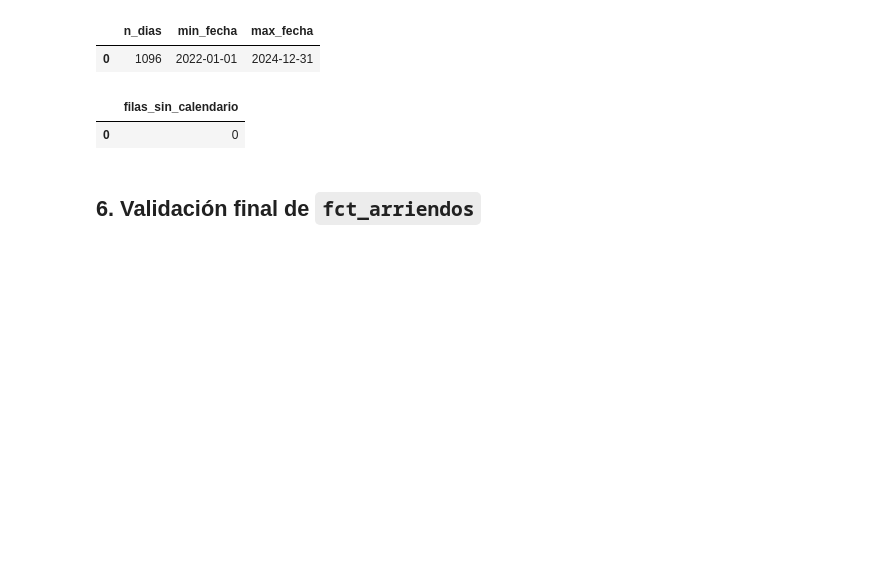
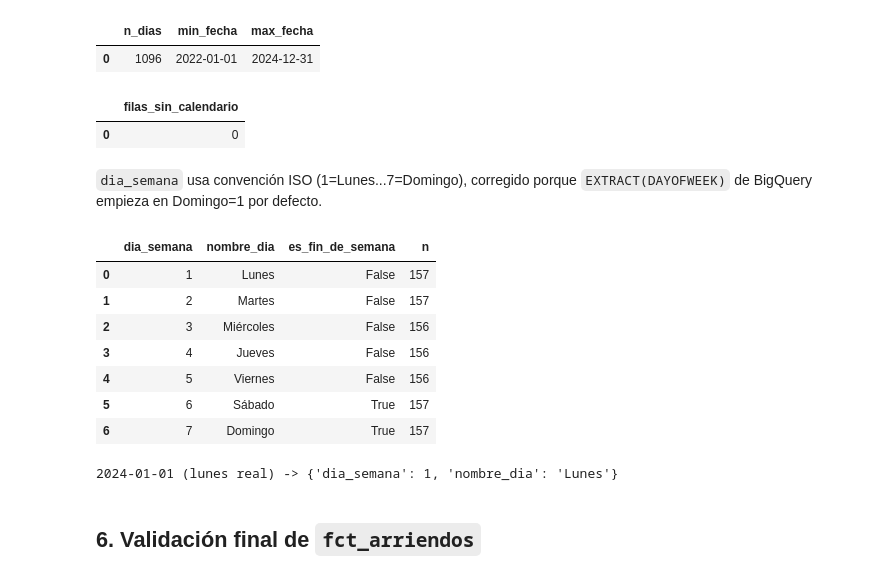
Before and after one commit to CrisKaphiri/Pipeline-Captacion-Inmobiliaria-Python-SQL-GCP-PowerBI, a Jupyter notebook: notebooks/04_validate_marts.ipynb, the cells around one changed output. Saved outputs shown, nothing was run; the diff lists cells and outputs as text; code cells hidden in the pictures; blank space fills up the shorter version.

Commit message:
Ajusta marts: fechas y flags de negocio necesarios

```diff
--- a/notebooks/04_validate_marts.ipynb
+++ b/notebooks/04_validate_marts.ipynb
@@ -187,6 +187,32 @@ display(df)
 # %% [output]
 |  | filas_sin_calendario |
 | 0 | 0 |
+# %% [markdown]
+`dia_semana` usa convención ISO (1=Lunes...7=Domingo), corregido porque `EXTRACT(DAYOFWEEK)` de BigQuery empieza en Domingo=1 por defecto.
+# %%
+df = query(f'''
+    SELECT dia_semana, nombre_dia, es_fin_de_semana, COUNT(*) AS n
+    FROM `{PROJECT}.{DATASET_MARTS}.dim_calendario`
+    GROUP BY dia_semana, nombre_dia, es_fin_de_semana
+    ORDER BY dia_semana
+''')
+display(df)
+
+verificacion = query(f'''
+    SELECT dia_semana, nombre_dia FROM `{PROJECT}.{DATASET_MARTS}.dim_calendario`
+    WHERE fecha = '2024-01-01'
+''')
+print("2024-01-01 (lunes real) ->", verificacion.iloc[0].to_dict())
+# %% [output]
+|  | dia_semana | nombre_dia | es_fin_de_semana | n |
+| 0 | 1 | Lunes | False | 157 |
+| 1 | 2 | Martes | False | 157 |
+| 2 | 3 | Miércoles | False | 156 |
+| 3 | 4 | Jueves | False | 156 |
+| 4 | 5 | Viernes | False | 156 |
+| 5 | 6 | Sábado | True | 157 |
+| 6 | 7 | Domingo | True | 157 |
+2024-01-01 (lunes real) -> {'dia_semana': 1, 'nombre_dia': 'Lunes'}
 # %% [markdown]
 ## 6. Validación final de `fct_arriendos`
 # %%
```
Also changed, not shown: parts of 3 cells of this notebook, 2 other files.
